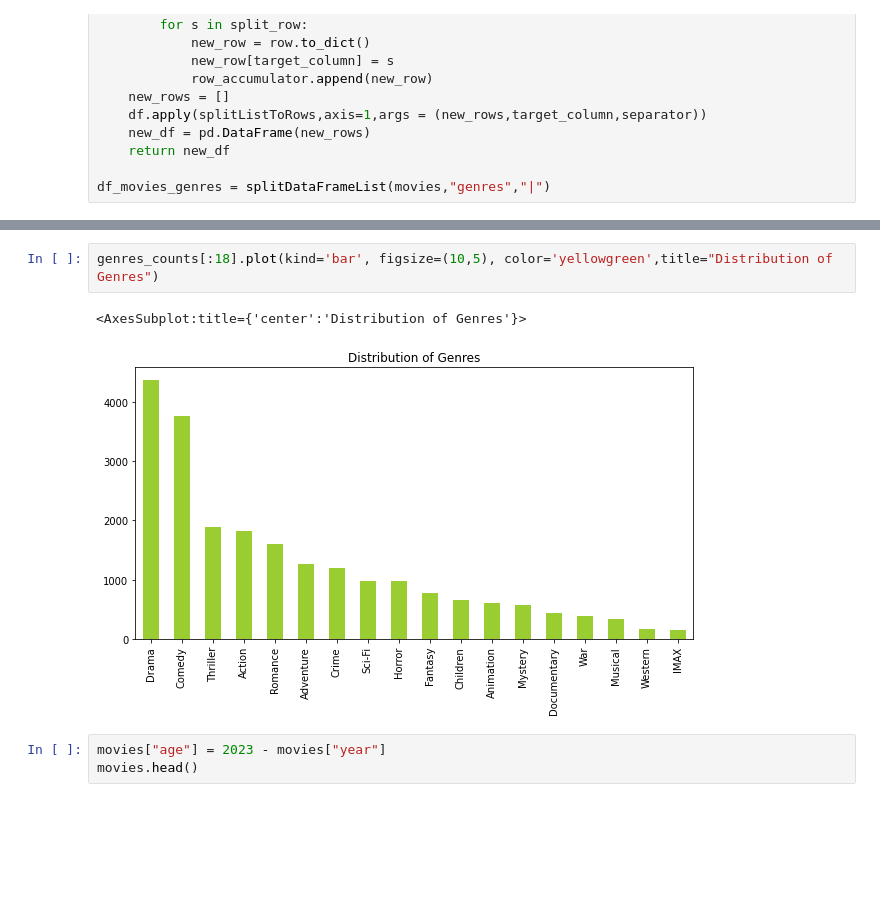
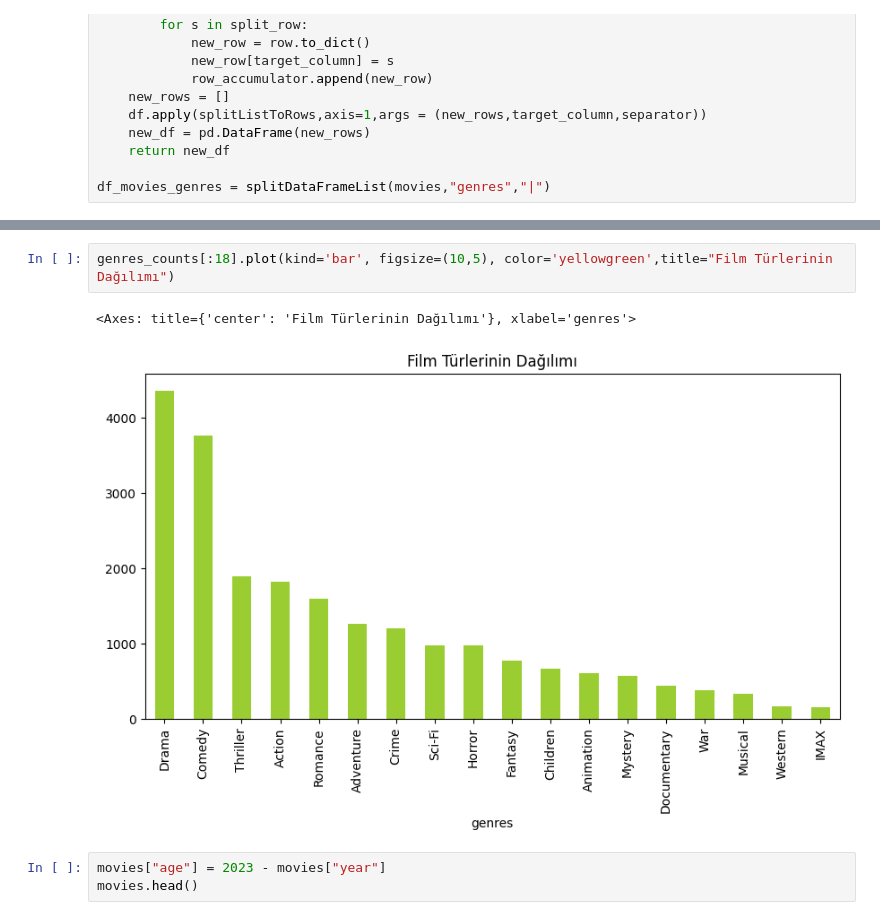
Before and after one commit to sewarslan/final_project, a Jupyter notebook: movie_recommender/eda.ipynb, the cells around one changed output, grey strips where cells are left out. Saved outputs shown, nothing was run; the diff lists cells and outputs as text; blank space fills up the shorter version.

```diff
--- a/movie_recommender/eda.ipynb
+++ b/movie_recommender/eda.ipynb
@@ -94,10 +97,10 @@ plt.show()
 # %% [output]
 [figure]
 # %%
-genres_counts[:18].plot(kind='bar', figsize=(10,5), color='yellowgreen',title="Distribution of Genres")
+genres_counts[:18].plot(kind='bar', figsize=(10,5), color='yellowgreen',title="Film Türlerinin Dağılımı")
 # %% [output]
-<AxesSubplot:title={'center':'Distribution of Genres'}>
+<Axes: title={'center': 'Film Türlerinin Dağılımı'}, xlabel='genres'>
-[figure, old version]
+[figure, new version]
 # %%
 movies["age"] = 2023 - movies["year"]
 movies.head()
```
Also changed, not shown: parts of 8 cells of this notebook.
